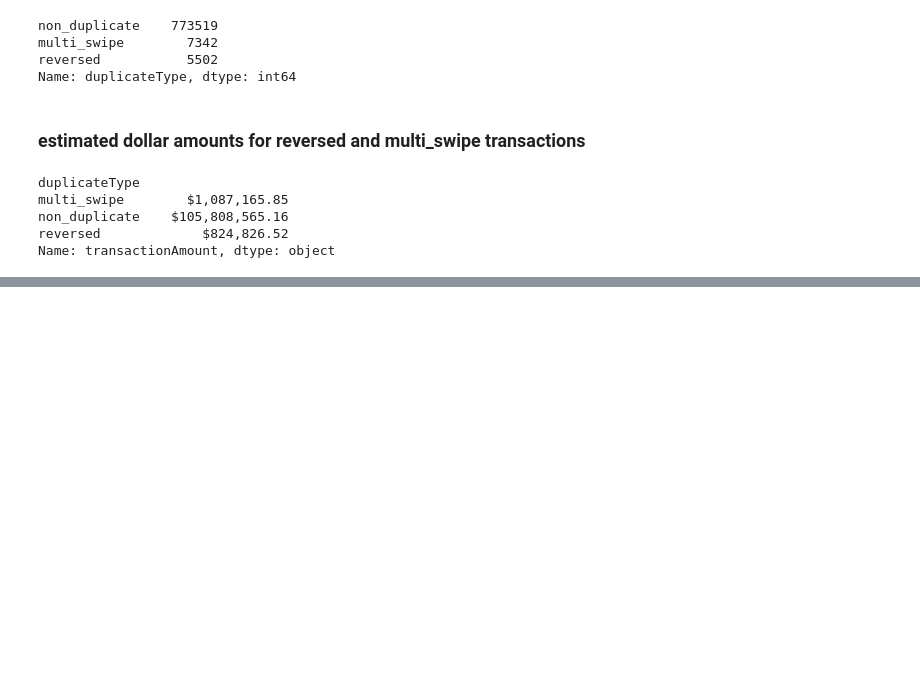
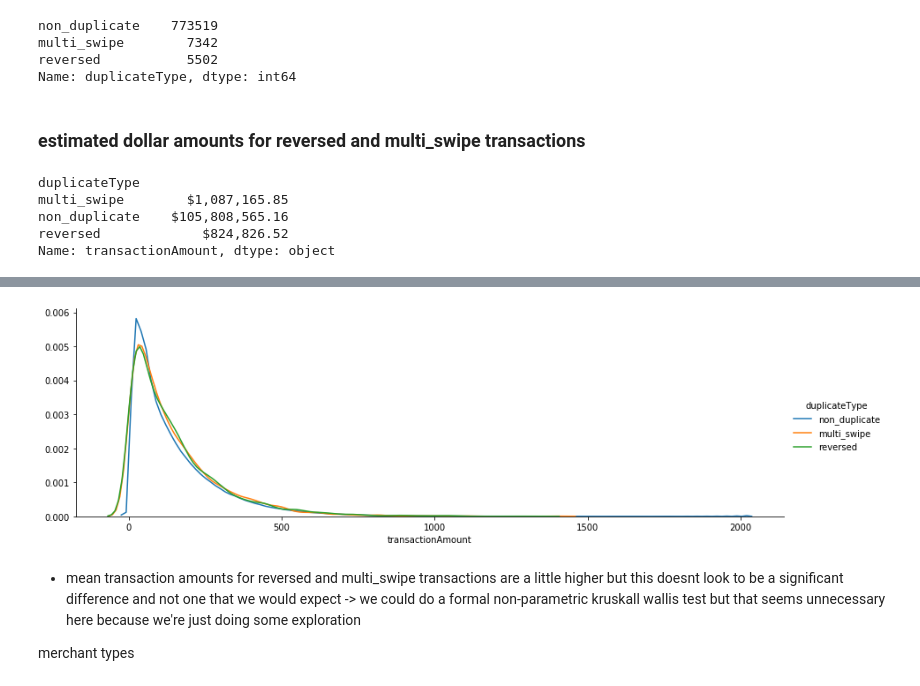
Before and after one commit to shanomax/DS, a Jupyter notebook: CapitalOne_DataScienceChallenge_ShaneCampbell.ipynb, the cells around one changed output, grey strips where cells are left out. Saved outputs shown, nothing was run; the diff lists cells and outputs as text; code cells hidden in the pictures; blank space fills up the shorter version.

```diff
--- a/CapitalOne_DataScienceChallenge_ShaneCampbell.ipynb
+++ b/CapitalOne_DataScienceChallenge_ShaneCampbell.ipynb
@@ -405,0 +422,9 @@ Name: transactionAmount, dtype: object
+# %%
+dup_amt = sns.FacetGrid(data = trnz3, hue = 'duplicateType', sharex = True, sharey = False, height = 4, aspect = 3)
+dup_amt = dup_amt.map(sns.kdeplot, 'transactionAmount').add_legend();
+# %% [output]
+[figure, added]
+# %% [markdown]
+- mean transaction amounts for reversed and multi_swipe transactions are a little higher but this doesnt look to be a significant difference and not one that we would expect -> we could do a formal non-parametric kruskall wallis test but that seems unnecessary here because we're just doing some exploration
+
+merchant types
```
Also changed, not shown: parts of 48 cells of this notebook.
